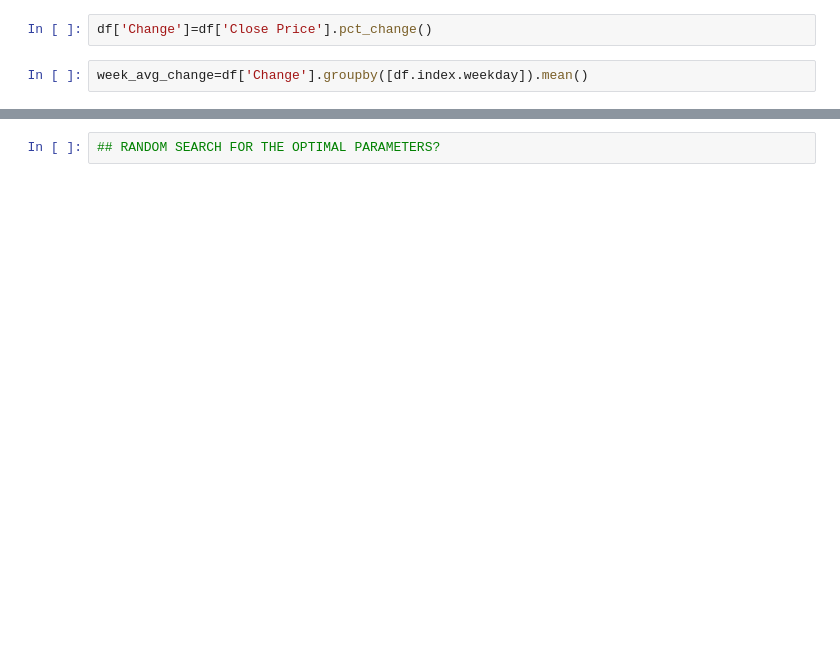
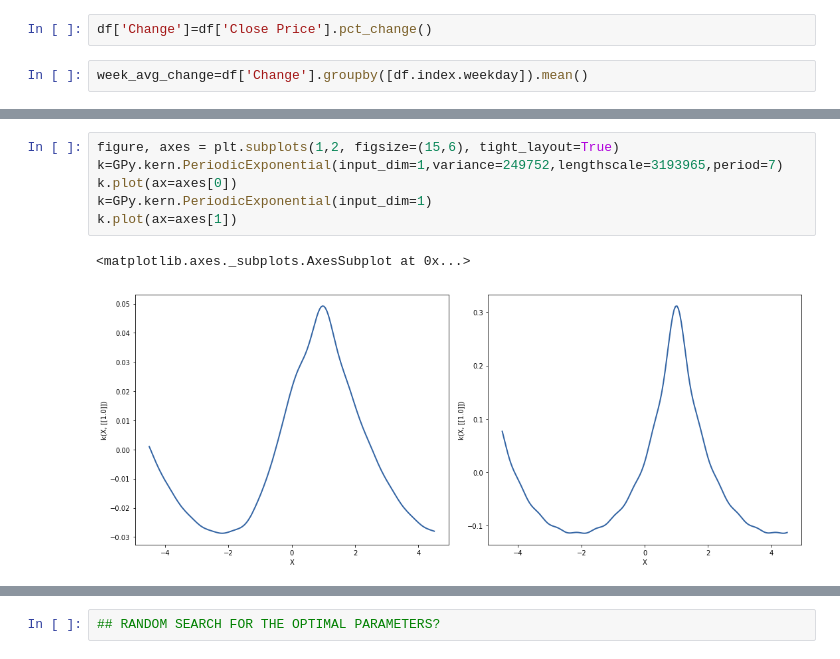
Before and after one commit to Tinkaa/Bitcoin_prediction, a Jupyter notebook: bitcoin_analysis.ipynb, the cells around one changed output, grey strips where cells are left out. Saved outputs shown, nothing was run; the diff lists cells and outputs as text; blank space fills up the shorter version.

```diff
--- a/bitcoin_analysis.ipynb
+++ b/bitcoin_analysis.ipynb
@@ -96 +118,10 @@ X = np.array(df["Dataindex"]).reshape(-1, 1)
+# %%
+figure, axes = plt.subplots(1,2, figsize=(15,6), tight_layout=True)
+k=GPy.kern.PeriodicExponential(input_dim=1,variance=249752,lengthscale=3193965,period=7)
+k.plot(ax=axes[0])
+k=GPy.kern.PeriodicExponential(input_dim=1)
+k.plot(ax=axes[1])
+# %% [output]
+<matplotlib.axes._subplots.AxesSubplot at 0x...>
+[figure, added]
 # %%
```
Also changed, not shown: parts of 19 cells of this notebook.
